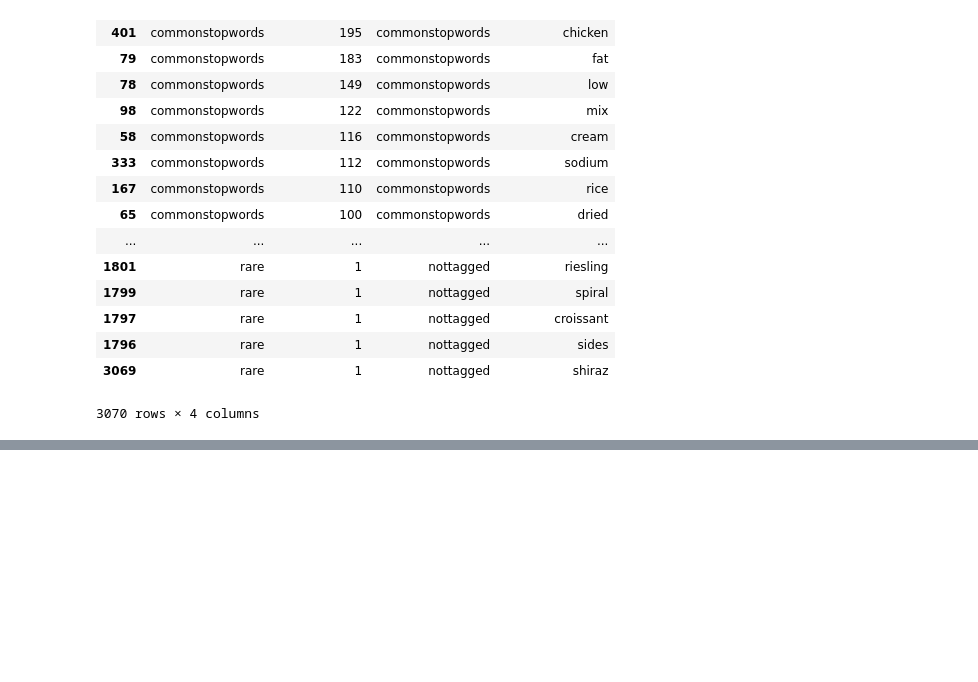
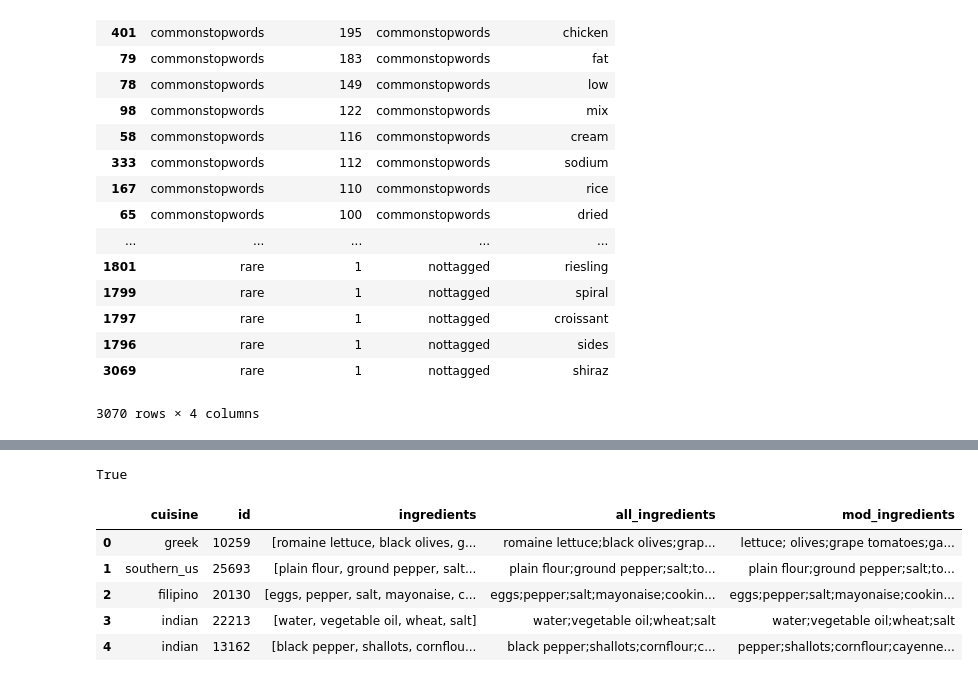
Before and after one commit to SinaSarparast/CPFSO, a Jupyter notebook: JupyterNotebook/feature_extraction.ipynb, the cells around one changed output, grey strips where cells are left out. Drawn from its saved outputs; the diff is of its cells as text; code cells hidden in the pictures; blank space fills up the shorter version.

```diff
--- a/JupyterNotebook/ingredients_store.ipynb
+++ b/JupyterNotebook/feature_extraction.ipynb
@@ -0,0 +11,15 @@
+# %%
+# work with ingredients to identify most common words /good candidates for stemming and classifying
+import re
+import pandas as pd
+import numpy as np
+import pickle
+
+
+with open('./Dataset/unique_ingredients.txt', 'r') as file:
+     content = file.readlines()
+file.closed
+
+ingredientwords = {}
+print(('We are starting with %d unique ingredients') % len(content))
+#print(content)
@@ -261,0 +420,59 @@ All counted ingredient words labelled according to whether they should be added
+# %%
+import csv, os, pandas as pd, pathlib, pprint, json, numpy as np
+import bagOfWords as bow
+from sklearn.feature_extraction.text import CountVectorizer
+from sklearn.model_selection import train_test_split
+from sklearn.metrics import classification_report
+from sklearn.preprocessing import LabelEncoder
+
+# Make sure json training json file exists
+
+data_directory = os.path.join(os.getcwd(), "Dataset")
+train_data_file_path = os.path.join(data_directory, "train.json")
+test_data_file_path = os.path.join(data_directory, "test.json")
+
+if(not pathlib.Path(train_data_file_path).is_file()):
+    raise Exception("Missing train.json file in " + data_directory)
+
+
+if(not pathlib.Path(test_data_file_path).is_file()):
+    raise Exception("Missing test.json file in " + data_directory)
+
+# Read JSON training data
+
+with open(train_data_file_path, 'r') as f:
+     trainData = pd.read_json(f)
+f.closed
+
+with open(test_data_file_path, 'r') as f:
+     testData = pd.read_json(f)
+f.closed
+# %% [output]
+True
+# %%
+# may also want to replace part of this code
+trainData['all_ingredients'] = trainData['ingredients'].map(";".join)
+cuisines = trainData['cuisine'].value_counts().index
+
+# train-test split on fold 37
+X_train, X_test, y_train, y_test = train_test_split(trainData['all_ingredients']
+                                                    , trainData['cuisine'], test_size=0.2, random_state=37)
+
+enc = LabelEncoder()
+y_train_proc = enc.fit_transform(y_train.values)
+y_test_proc = enc.transform(y_test.values)
+# %%
+##
+#stopwords = ['romaine','black']
+trainData['mod_ingredients'] = trainData['all_ingredients']
+for word in stopwords:
+    trainData['mod_ingredients'] = trainData['mod_ingredients'].str.replace(word,'')
+
+trainData.head()
+# %% [output]
+|  | cuisine | id | ingredients | all_ingredients | mod_ingredients |
+| 0 | greek | 10259 | [romaine lettuce, black olives, g... | romaine lettuce;black olives;grap... | lettuce; olives;grape tomatoes;ga... |
+| 1 | southern_us | 25693 | [plain flour, ground pepper, salt... | plain flour;ground pepper;salt;to... | plain flour;ground pepper;salt;to... |
+| 2 | filipino | 20130 | [eggs, pepper, salt, mayonaise, c... | eggs;pepper;salt;mayonaise;cookin... | eggs;pepper;salt;mayonaise;cookin... |
+| 3 | indian | 22213 | [water, vegetable oil, wheat, salt] | water;vegetable oil;wheat;salt | water;vegetable oil;wheat;salt |
+| 4 | indian | 13162 | [black pepper, shallots, cornflou... | black pepper;shallots;cornflour;c... | pepper;shallots;cornflour;cayenne... |
```
Also changed, not shown: parts of 22 cells of this notebook, 2 other files.
